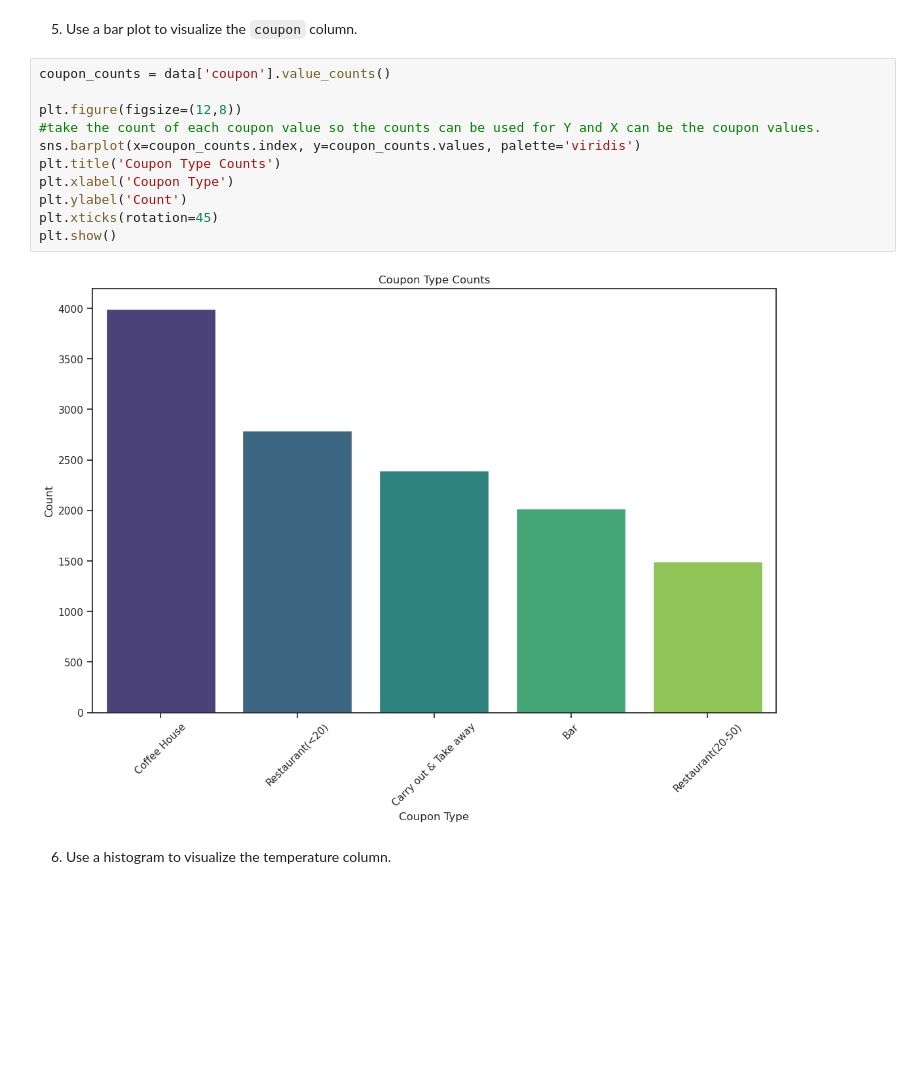
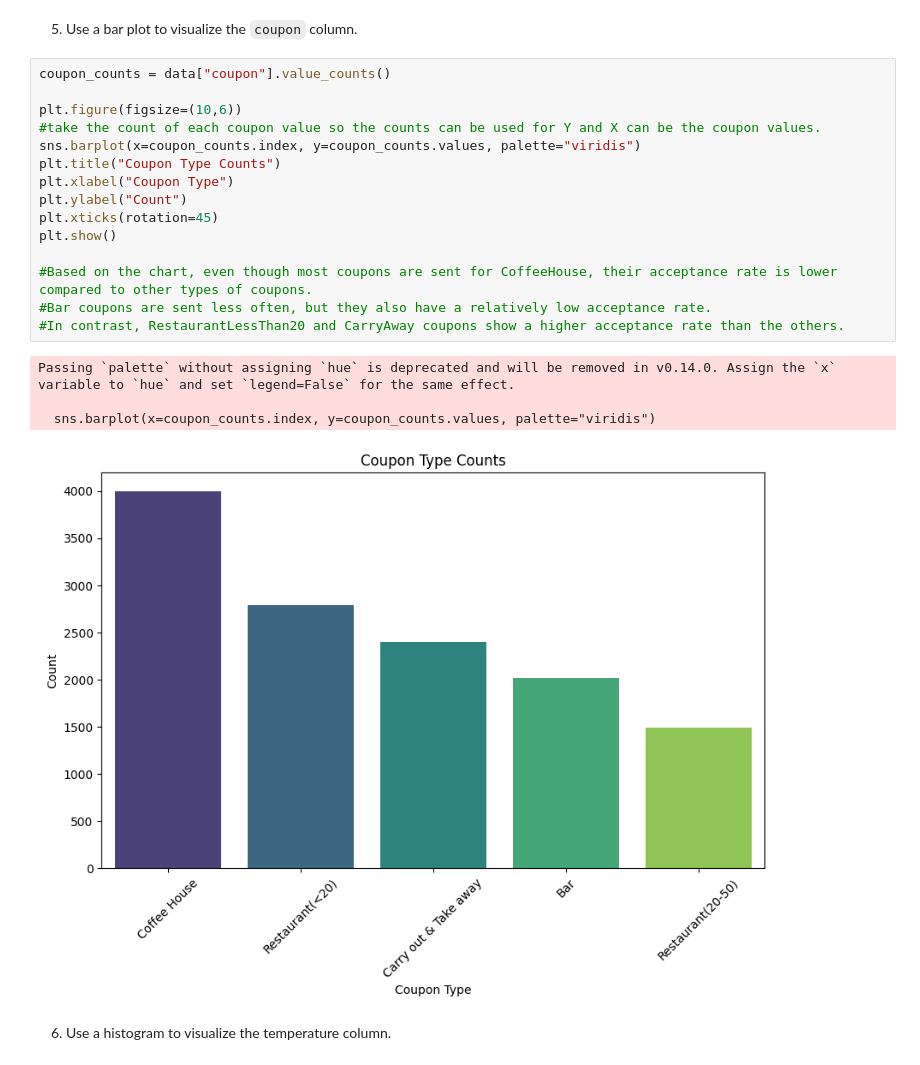
Before and after one commit to shwethajgowda25/AI-ML-Practical-Application-Projects, a Jupyter notebook: prompt.ipynb, the cells around one changed output. Drawn from its saved outputs; the diff is of its cells as text; blank space fills up the shorter version.

```diff
--- a/prompt.ipynb
+++ b/prompt.ipynb
@@ -163,18 +216,25 @@ Total observations chose to accept the coupon proporation is:  56.84 %
 # %% [markdown]
 5. Use a bar plot to visualize the `coupon` column.
 # %%
-coupon_counts = data['coupon'].value_counts()
+coupon_counts = data["coupon"].value_counts()
 
-plt.figure(figsize=(12,8))
+plt.figure(figsize=(10,6))
 #take the count of each coupon value so the counts can be used for Y and X can be the coupon values.
-sns.barplot(x=coupon_counts.index, y=coupon_counts.values, palette='viridis')
-plt.title('Coupon Type Counts')
-plt.xlabel('Coupon Type')
-plt.ylabel('Count')
+sns.barplot(x=coupon_counts.index, y=coupon_counts.values, palette="viridis")
+plt.title("Coupon Type Counts")
+plt.xlabel("Coupon Type")
+plt.ylabel("Count")
 plt.xticks(rotation=45)
 plt.show()
+
+#Based on the chart, even though most coupons are sent for CoffeeHouse, their acceptance rate is lower compared to other types of coupons.
+#Bar coupons are sent less often, but they also have a relatively low acceptance rate.
+#In contrast, RestaurantLessThan20 and CarryAway coupons show a higher acceptance rate than the others.
 # %% [output]
+Passing `palette` without assigning `hue` is deprecated and will be removed in v0.14.0. Assign the `x` variable to `hue` and set `legend=False` for the same effect.
+
+  sns.barplot(x=coupon_counts.index, y=coupon_counts.values, palette="viridis")
-[figure, old version]
+[figure, new version]
 # %% [markdown]
 6. Use a histogram to visualize the temperature column.
 # %%
```
Also changed, not shown: parts of 4 cells of this notebook.
